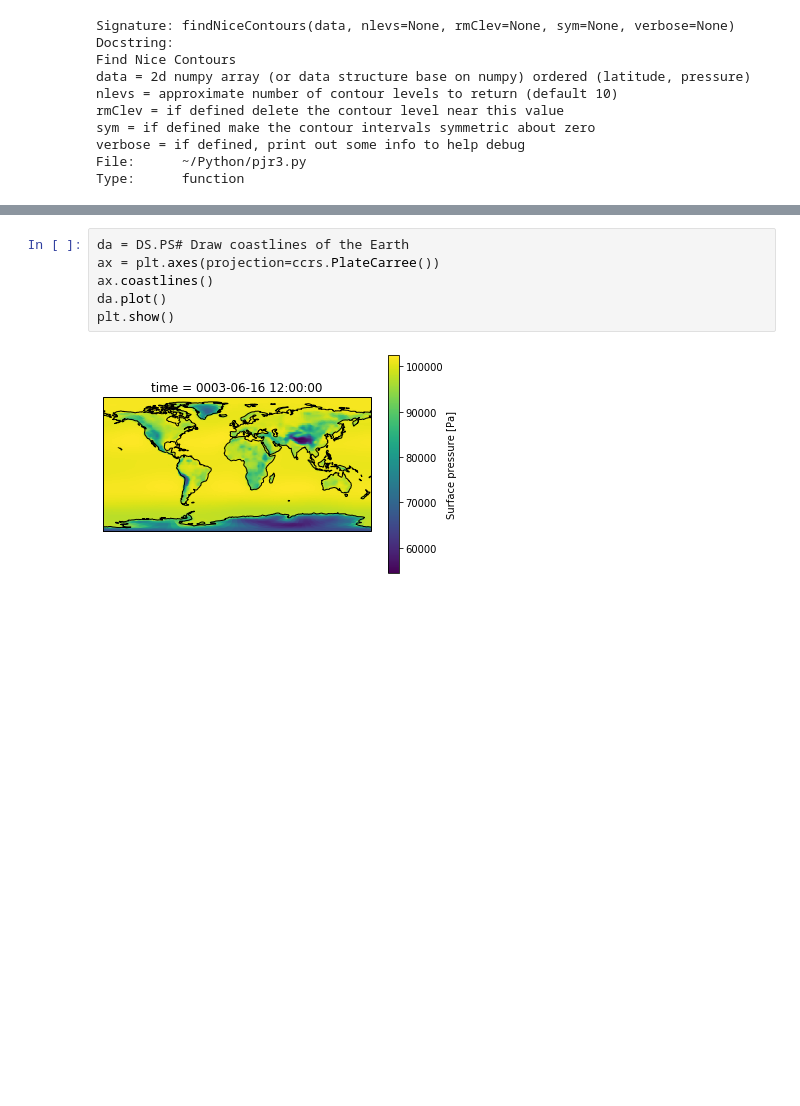
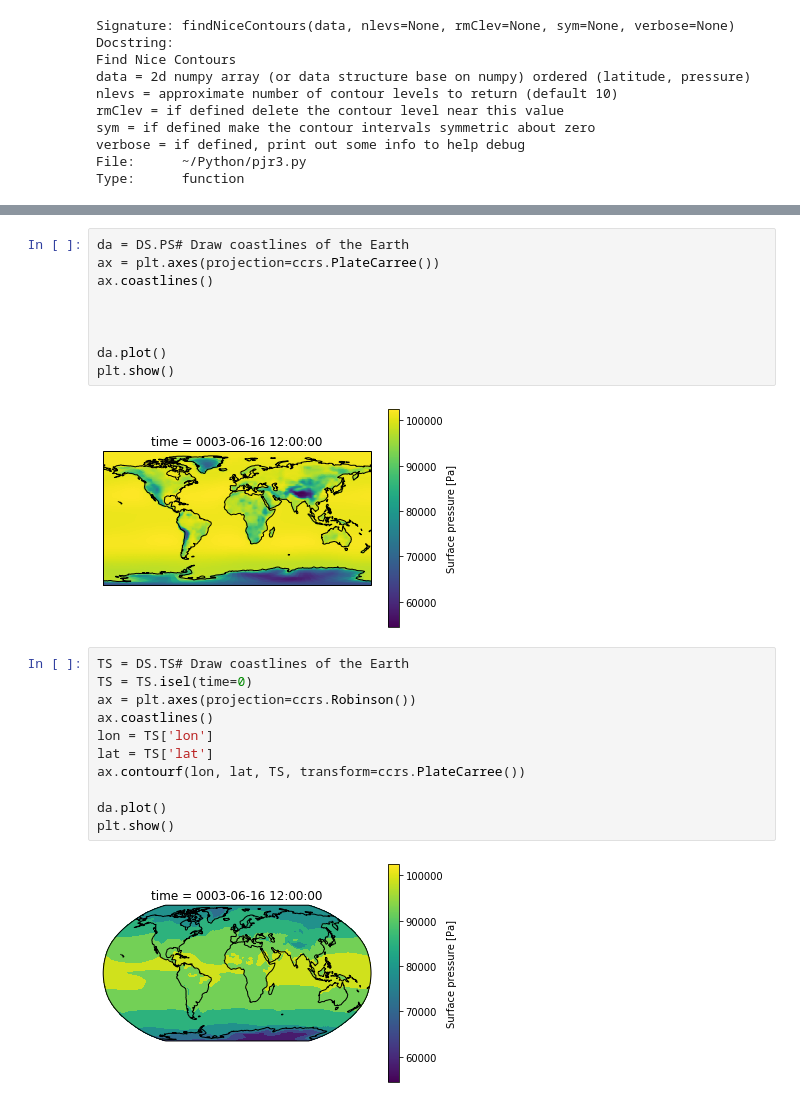
Before and after one commit to philrasch/PhilsPython, a Jupyter notebook: Examples/testing_python3.ipynb, the cells around one changed output, grey strips where cells are left out. Saved outputs shown, nothing was run; the diff lists cells and outputs as text; blank space fills up the shorter version.

```diff
--- a/Examples/testing_python3.ipynb
+++ b/Examples/testing_python3.ipynb
@@ -50,7 +70,23 @@ plotZMf(vals, lat, lev)
 da = DS.PS# Draw coastlines of the Earth
 ax = plt.axes(projection=ccrs.PlateCarree())
 ax.coastlines()
+
+
+
 da.plot()
 plt.show()
 # %% [output]
 [figure]
+# %%
+TS = DS.TS# Draw coastlines of the Earth
+TS = TS.isel(time=0)
+ax = plt.axes(projection=ccrs.Robinson())
+ax.coastlines()
+lon = TS['lon']
+lat = TS['lat']
+ax.contourf(lon, lat, TS, transform=ccrs.PlateCarree())
+
+da.plot()
+plt.show()
+# %% [output]
+[figure, added]
```
Also changed, not shown: parts of 9 cells of this notebook, 17 other files.
